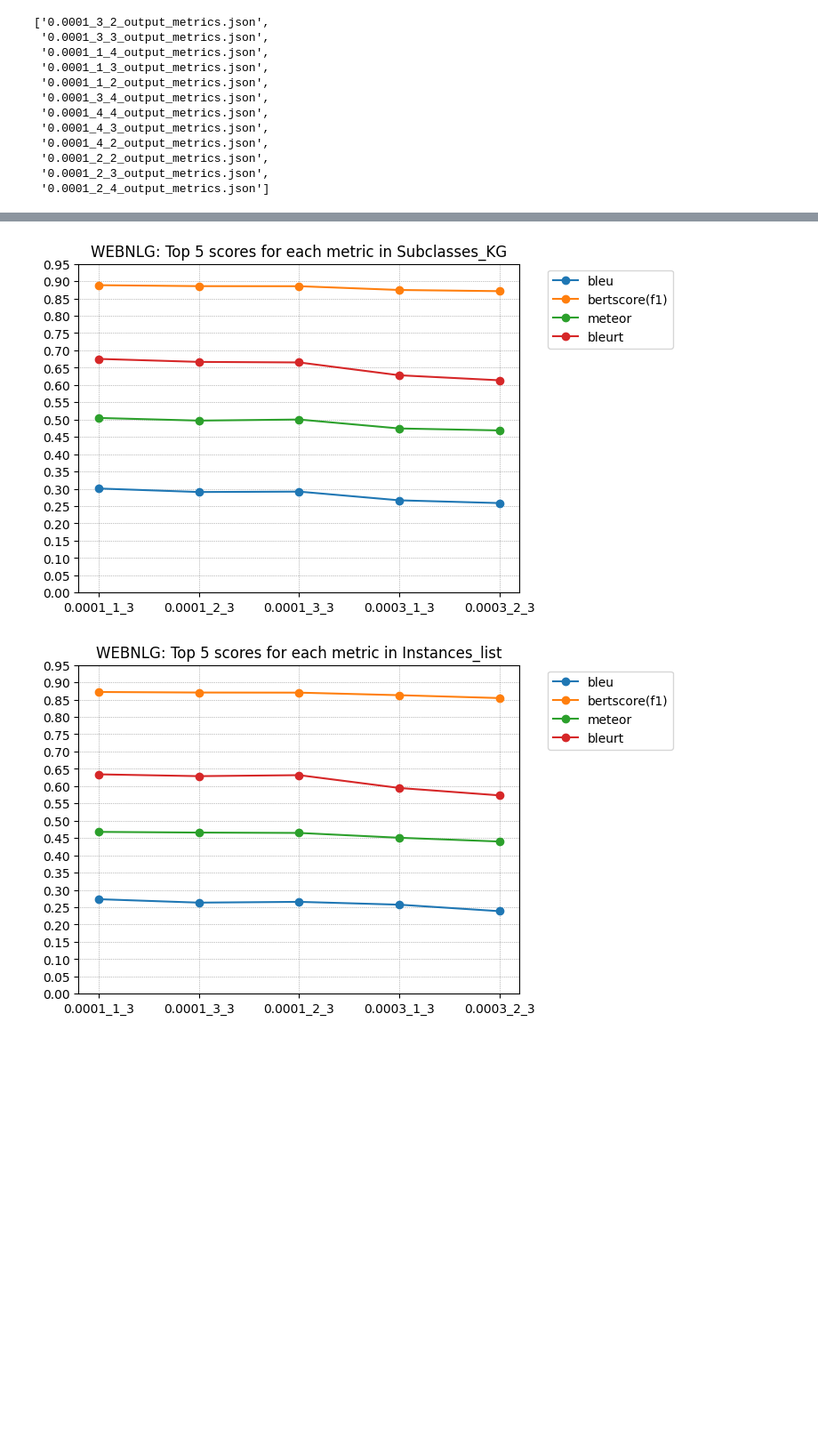
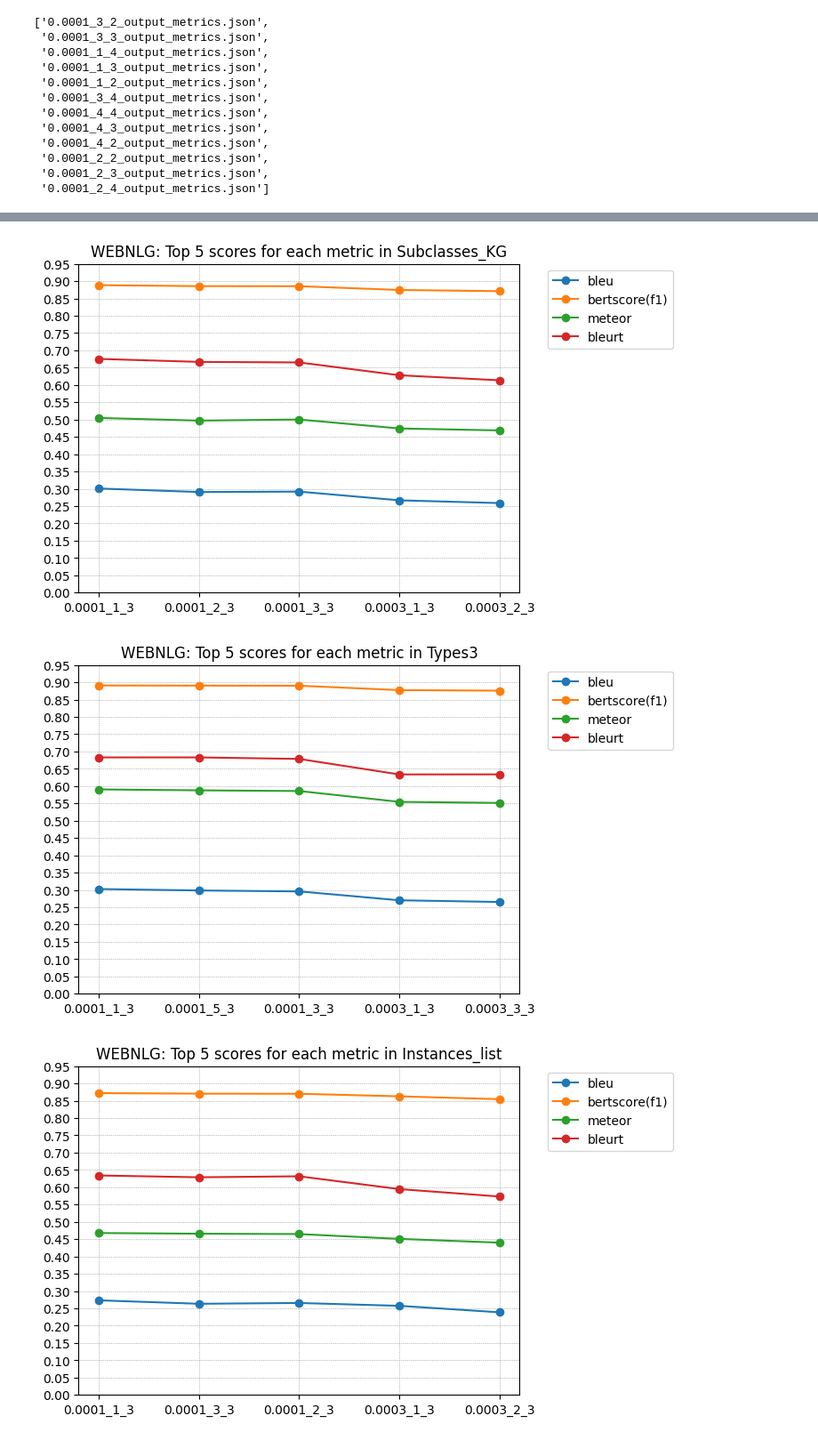
Before and after one commit to traopia/KGNarrative, a Jupyter notebook: results/hyperParams_res.ipynb, the cells around one changed output, grey strips where cells are left out. Shown at 89% size. Drawn from its saved outputs; the diff is of its cells as text; code cells hidden in the pictures; blank space fills up the shorter version.

```diff
--- a/results/hyperParams_res.ipynb
+++ b/results/hyperParams_res.ipynb
@@ -135,33 +135,71 @@ def get_df_scores(filename):
             df_list.append((vals,scores[1+2]['bleu'],scores[4+2]['Bert_Score']['f1'],scores[3+2]['meteor'],scores[5+2]['bleurt_score']))
 
 
     df = pd.DataFrame(df_list, columns=['vals', 'bleu', 'bertscore(f1)','meteor','bleurt'])
     df = df.sort_values(by='bertscore(f1)', ascending=False).head(5)
     plt.plot(df['vals'], df['bleu'],label='bleu',marker='o')
     plt.plot(df['vals'], df['bertscore(f1)'],label='bertscore(f1)',marker='o')
     plt.plot(df['vals'], df['meteor'],label='meteor',marker='o')
     plt.plot(df['vals'], df['bleurt'],label='bleurt',marker='o')
     plt.legend(bbox_to_anchor=(1.05, 1), loc='upper left')
     plt.grid(color='grey', linestyle=':', linewidth=0.5)
     yticks = np.arange(0, 1, 0.05)
     plt.yticks(yticks)
     plt.title(f'WEBNLG: Top 5 scores for each metric in {filename.split("/")[-2]}')
     plt.show()
 
+#With new format +2 to get right index
+
+def get_df_scores_OLD(filename):
+    names=os.listdir(filename)
+    blues={}
+    bertscores={}
+    meteors={}
+    bleurts={}
+    df_list=[]
+    for n in names:
+        #print(n)
+        with open(filename+n,'r') as f:
+            scores = json.load(f)
+            vals=n.split('_output_')[0]
+            #print(vals)        #print(scores[1])
+            blues[vals]=scores[1]['bleu']
+            bertscores[vals]=scores[4]['Bert_Score']['f1']
+            meteors[vals]=scores[3]['meteor']
+            bleurts[vals]=scores[5]['bleurt_score']
+
+            df_list.append((vals,scores[1]['bleu'],scores[4]['Bert_Score']['f1'],scores[3]['meteor'],scores[5]['bleurt_score']))
+
+
+    df = pd.DataFrame(df_list, columns=['vals', 'bleu', 'bertscore(f1)','meteor','bleurt'])
+    df = df.sort_values(by='bertscore(f1)', ascending=False).head(5)
+    plt.plot(df['vals'], df['bleu'],label='bleu',marker='o')
+    plt.plot(df['vals'], df['bertscore(f1)'],label='bertscore(f1)',marker='o')
+    plt.plot(df['vals'], df['meteor'],label='meteor',marker='o')
+    plt.plot(df['vals'], df['bleurt'],label='bleurt',marker='o')
+    plt.legend(bbox_to_anchor=(1.05, 1), loc='upper left')
+    plt.grid(color='grey', linestyle=':', linewidth=0.5)
+    yticks = np.arange(0, 1, 0.05)
+    plt.yticks(yticks)
+    plt.title(f'WEBNLG: Top 5 scores for each metric in {filename.split("/")[-2]}')
+    plt.show()
+
 # get_df_scores('./webnlg_gridsearch/Instances2/')
 # get_df_scores('./webnlg_gridsearch/list_Instances/')
 # get_df_scores('./webnlg_gridsearch/Types3/')
 # get_df_scores('./webnlg_gridsearch/reification/')
 
 get_df_scores('./WEBNLG/webnlg_gridsearch/entities_list/')
 get_df_scores('./WEBNLG/webnlg_gridsearch/Instances_list/')
 get_df_scores('./WEBNLG/webnlg_gridsearch/reification/')
 get_df_scores('./WEBNLG/webnlg_gridsearch/Subclasses_KG/')
+get_df_scores_OLD('./WEBNLG/webnlg_gridsearch/Types3/')
 # %% [output]
 [figure]
 [figure]
 [figure]
 [figure]
+[figure, added]
 # %%
 #need preprocessing of files because wrong json formatting LOL
 l = ['Instances_list', 'Subclasses_KG', 'entities_list', 'reification']
```
Also changed, not shown: 41 other files.
